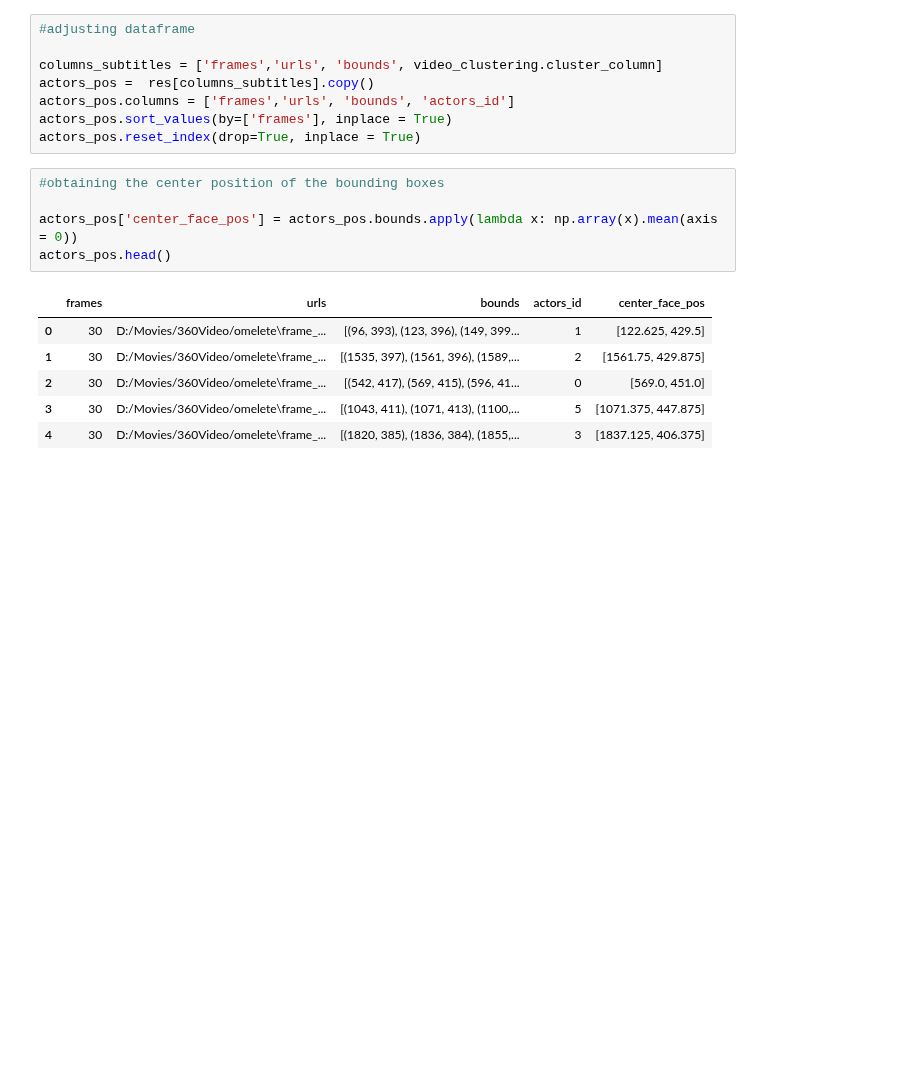
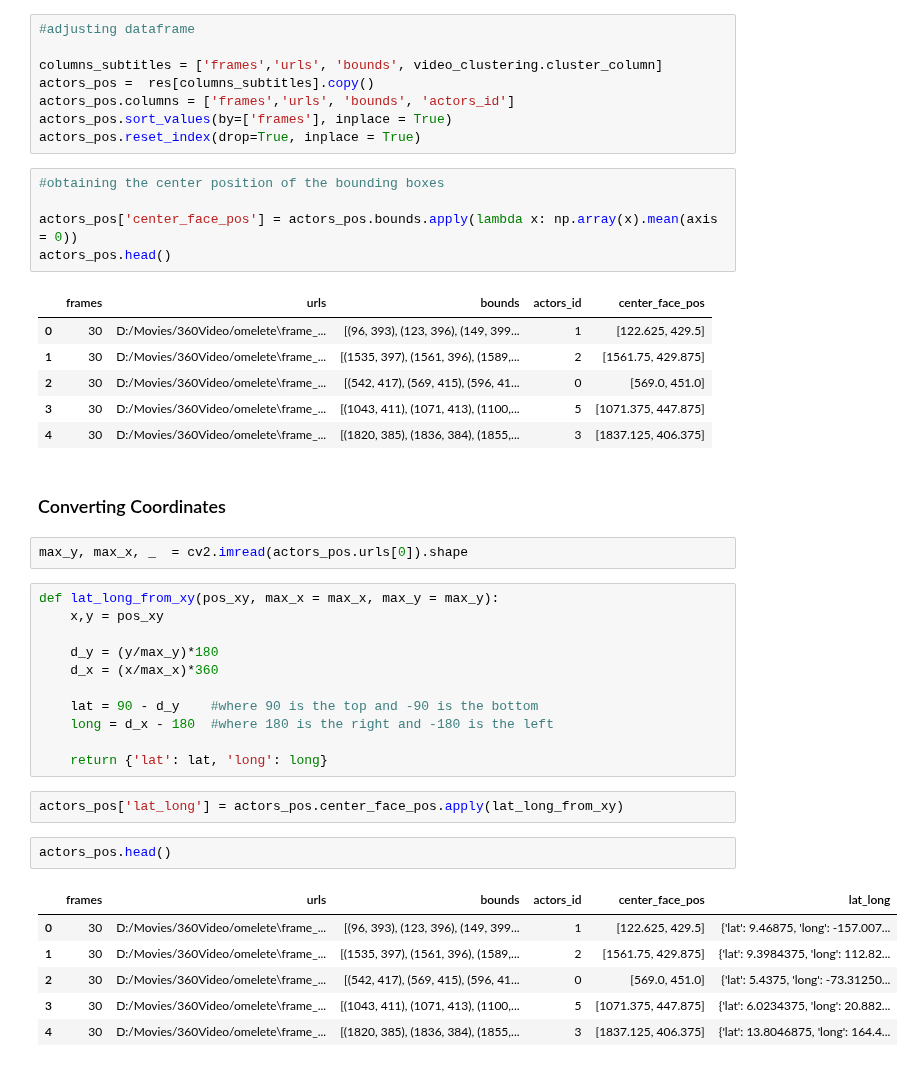
Before and after one commit to TeleMidia/faces360, a Jupyter notebook: ipynb/video360_face_clustering.ipynb, the cells around one changed output. Drawn from its saved outputs; the diff is of its cells as text; blank space fills up the shorter version.

Commit message:
converting xy to lat long positions

```diff
--- a/ipynb/video360_face_clustering.ipynb
+++ b/ipynb/video360_face_clustering.ipynb
@@ -50,3 +51,29 @@ actors_pos.head()
 | 2 | 30 | D:/Movies/360Video/omelete\frame_... | [(542, 417), (569, 415), (596, 41... | 0 | [569.0, 451.0] |
 | 3 | 30 | D:/Movies/360Video/omelete\frame_... | [(1043, 411), (1071, 413), (1100,... | 5 | [1071.375, 447.875] |
 | 4 | 30 | D:/Movies/360Video/omelete\frame_... | [(1820, 385), (1836, 384), (1855,... | 3 | [1837.125, 406.375] |
+# %% [markdown]
+### Converting Coordinates
+# %%
+max_y, max_x, _  = cv2.imread(actors_pos.urls[0]).shape
+# %%
+def lat_long_from_xy(pos_xy, max_x = max_x, max_y = max_y):
+    x,y = pos_xy
+
+    d_y = (y/max_y)*180
+    d_x = (x/max_x)*360
+
+    lat = 90 - d_y    #where 90 is the top and -90 is the bottom
+    long = d_x - 180  #where 180 is the right and -180 is the left
+
+    return {'lat': lat, 'long': long}
+# %%
+actors_pos['lat_long'] = actors_pos.center_face_pos.apply(lat_long_from_xy)
+# %%
+actors_pos.head()
+# %% [output]
+|  | frames | urls | bounds | actors_id | center_face_pos | lat_long |
+| 0 | 30 | D:/Movies/360Video/omelete\frame_... | [(96, 393), (123, 396), (149, 399... | 1 | [122.625, 429.5] | {'lat': 9.46875, 'long': -157.007... |
+| 1 | 30 | D:/Movies/360Video/omelete\frame_... | [(1535, 397), (1561, 396), (1589,... | 2 | [1561.75, 429.875] | {'lat': 9.3984375, 'long': 112.82... |
+| 2 | 30 | D:/Movies/360Video/omelete\frame_... | [(542, 417), (569, 415), (596, 41... | 0 | [569.0, 451.0] | {'lat': 5.4375, 'long': -73.31250... |
+| 3 | 30 | D:/Movies/360Video/omelete\frame_... | [(1043, 411), (1071, 413), (1100,... | 5 | [1071.375, 447.875] | {'lat': 6.0234375, 'long': 20.882... |
+| 4 | 30 | D:/Movies/360Video/omelete\frame_... | [(1820, 385), (1836, 384), (1855,... | 3 | [1837.125, 406.375] | {'lat': 13.8046875, 'long': 164.4... |
```
Also changed, not shown: parts of 1 cell of this notebook.
